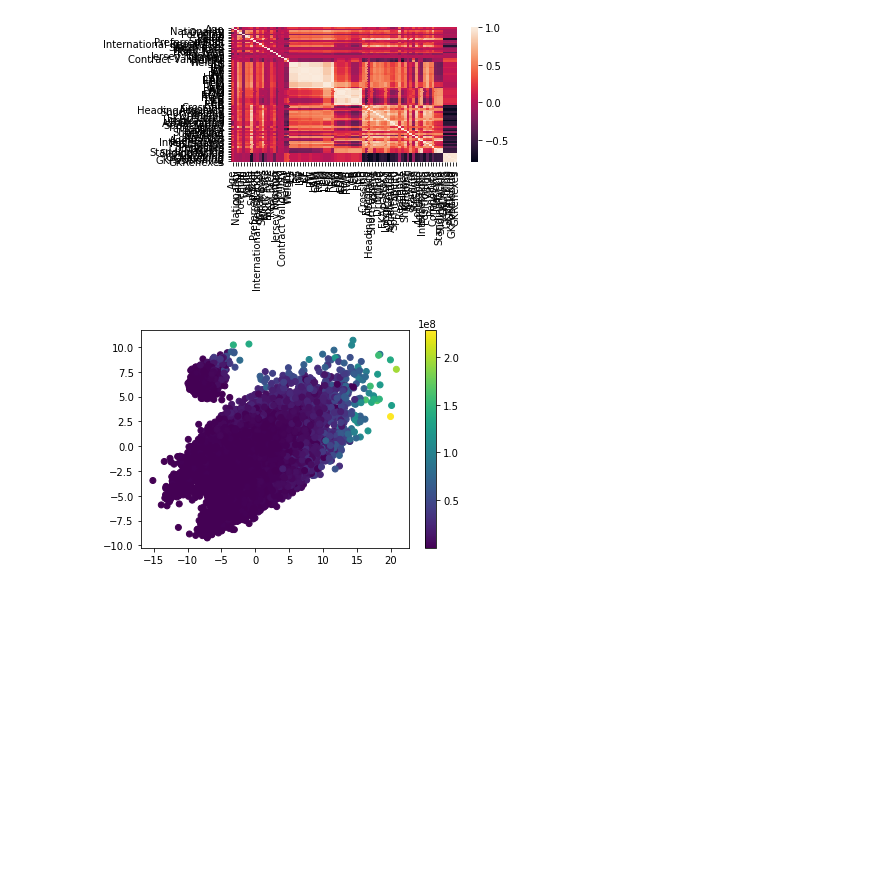
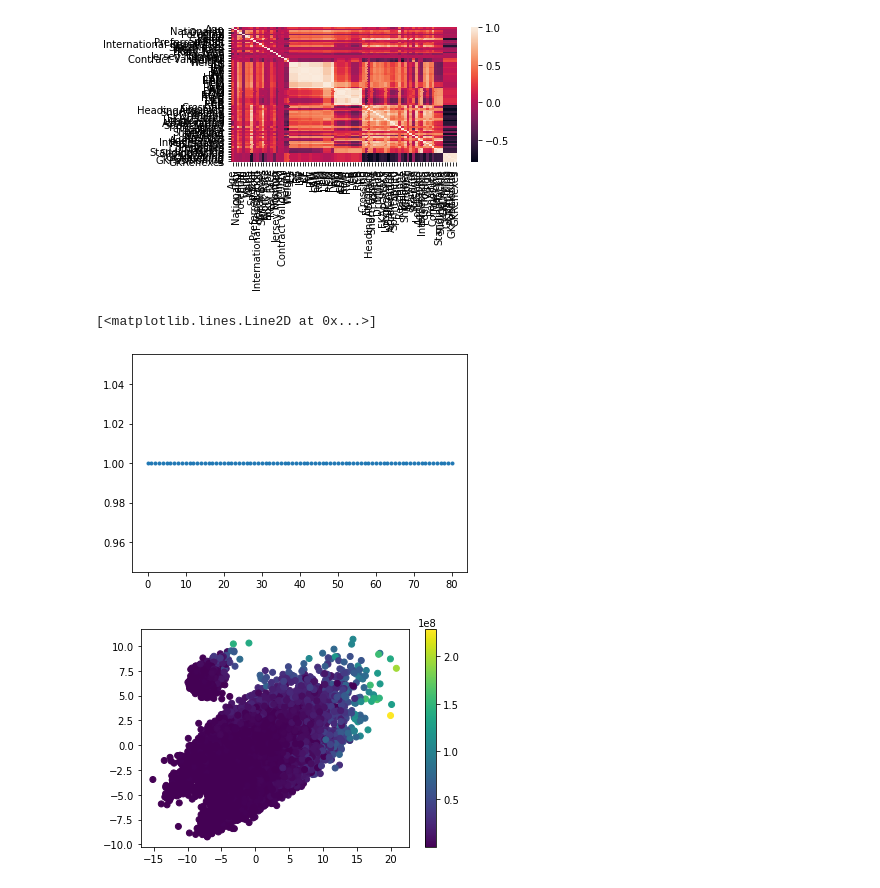
Before and after one commit to gitpacho/MineriaDatos, a Jupyter notebook: Sesion2_Regresion/ej_mainfifa.ipynb, the cells around one changed output. Saved outputs shown, nothing was run; the diff lists cells and outputs as text; code cells hidden in the pictures; blank space fills up the shorter version.

```diff
--- a/Sesion2_Regresion/ej_mainfifa.ipynb
+++ b/Sesion2_Regresion/ej_mainfifa.ipynb
@@ -291,6 +291,11 @@ plt.tight_layout()
 plt.show()
 # %% [output]
 [figure]
+# %%
+plt.plot(Xtrain_pre_z.var(axis=0),'.')
+# %% [output]
+[<matplotlib.lines.Line2D at 0x...>]
+[figure, added]
 # %%
 from sklearn.decomposition import PCA
 from sklearn.preprocessing import StandardScaler
```
Also changed, not shown: parts of 8 cells of this notebook.
